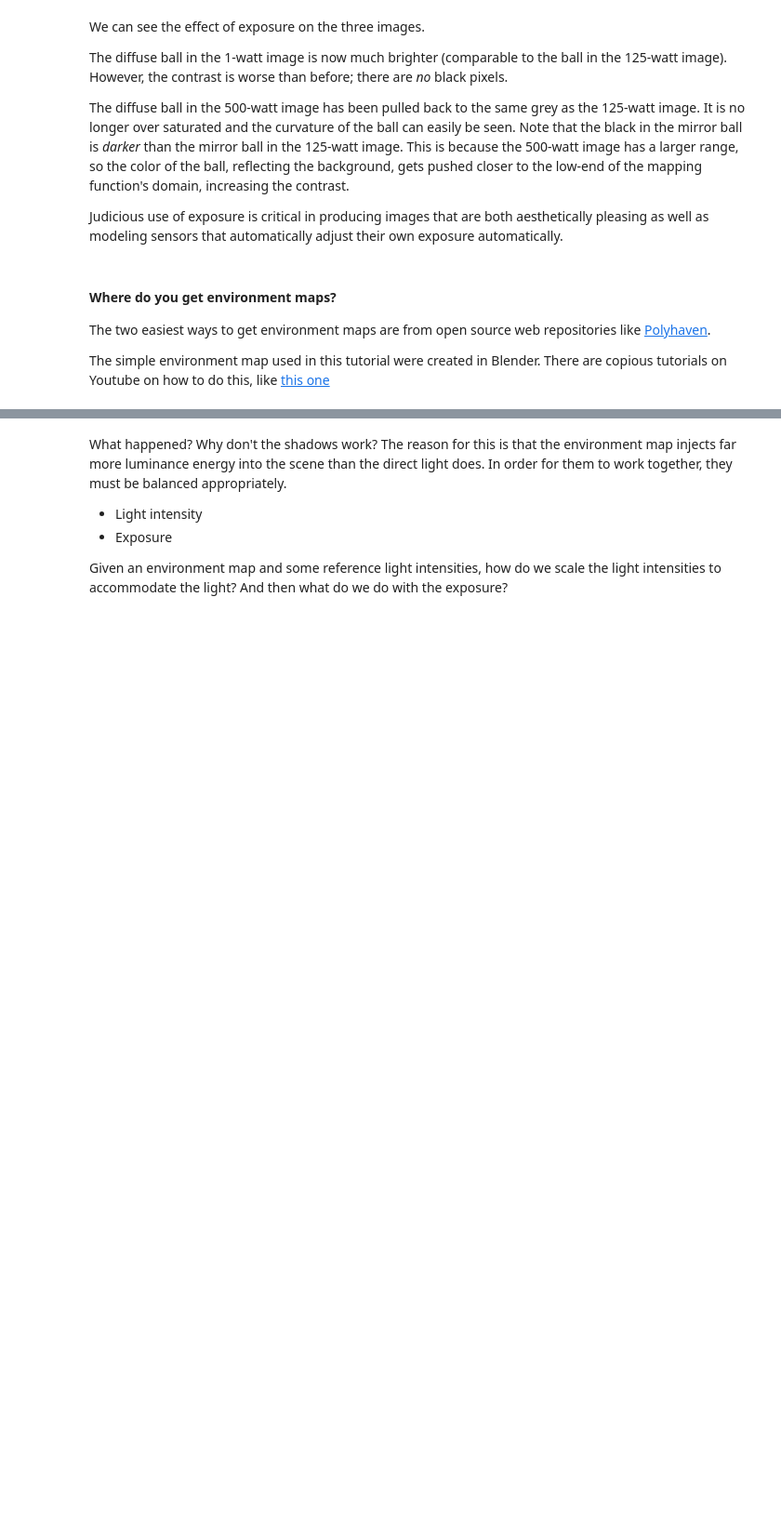
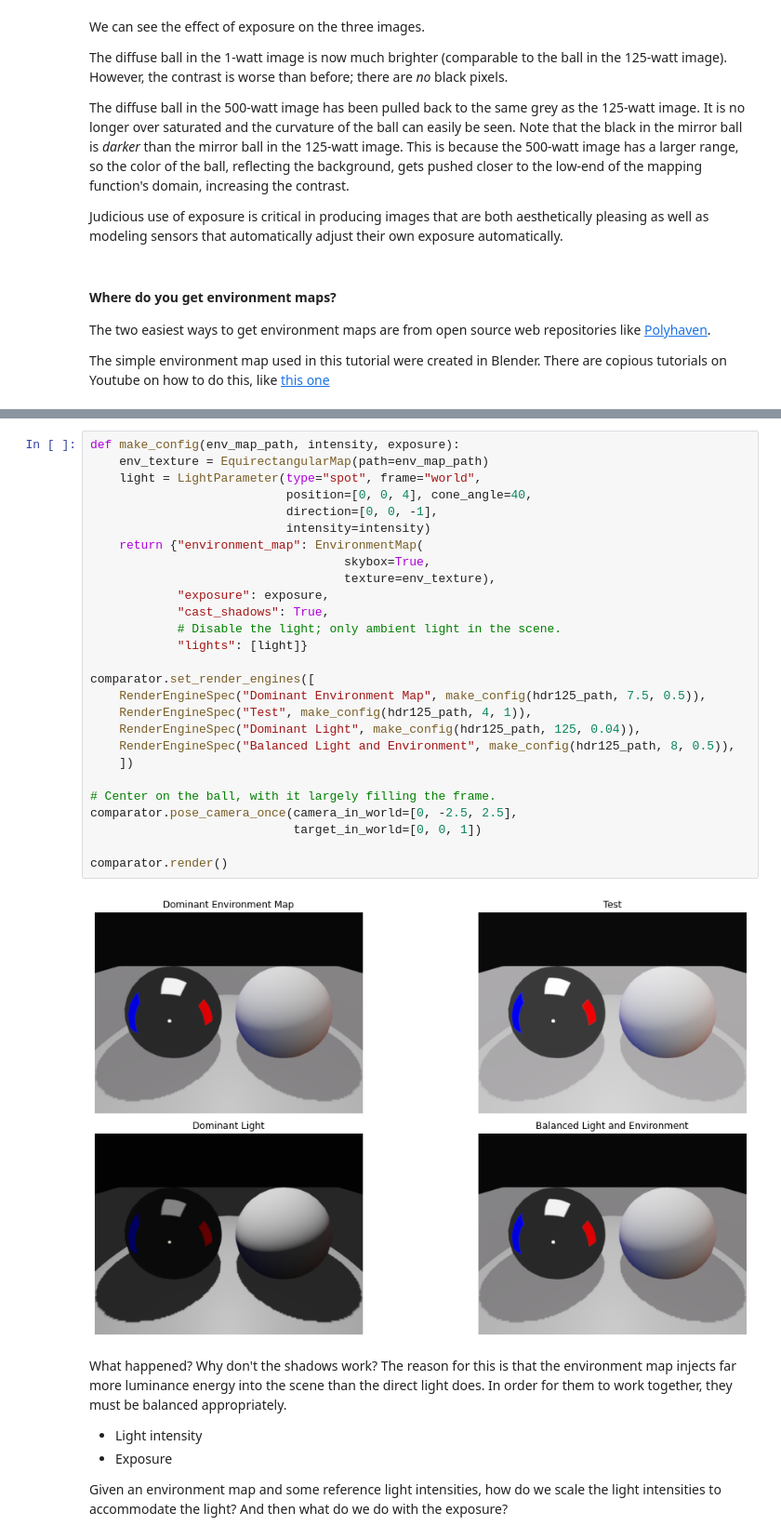
Before and after one commit to SeanCurtis-TRI/drake, a Jupyter notebook: tutorials/configuring_lighting.ipynb, the cells around one changed output, grey strips where cells are left out. Shown at 93% size. Drawn from its saved outputs; the diff is of its cells as text; blank space fills up the shorter version.

```diff
--- a/tutorials/configuring_lighting.ipynb
+++ b/tutorials/configuring_lighting.ipynb
@@ -1433,3 +1516,32 @@ see no shadows.
+# %%
+def make_config(env_map_path, intensity, exposure):
+    env_texture = EquirectangularMap(path=env_map_path)
+    light = LightParameter(type="spot", frame="world",
+                           position=[0, 0, 4], cone_angle=40,
+                           direction=[0, 0, -1],
+                           intensity=intensity)
+    return {"environment_map": EnvironmentMap(
+                                   skybox=True,
+                                   texture=env_texture),
+            "exposure": exposure,
+            "cast_shadows": True,
+            # Disable the light; only ambient light in the scene.
+            "lights": [light]}
+
+comparator.set_render_engines([
+    RenderEngineSpec("Dominant Environment Map", make_config(hdr125_path, 7.5, 0.5)),
+    RenderEngineSpec("Test", make_config(hdr125_path, 4, 1)),
+    RenderEngineSpec("Dominant Light", make_config(hdr125_path, 125, 0.04)),
+    RenderEngineSpec("Balanced Light and Environment", make_config(hdr125_path, 8, 0.5)),
+    ])
+
+# Center on the ball, with it largely filling the frame.
+comparator.pose_camera_once(camera_in_world=[0, -2.5, 2.5],
+                            target_in_world=[0, 0, 1])
+
+comparator.render()
+# %% [output]
+[figure, added]
 # %% [markdown]
 What happened? Why don't the shadows work? The reason for this is that the
 environment map injects far more luminance energy into the scene than the
```
Also changed, not shown: parts of 8 cells of this notebook, 3 other files.
